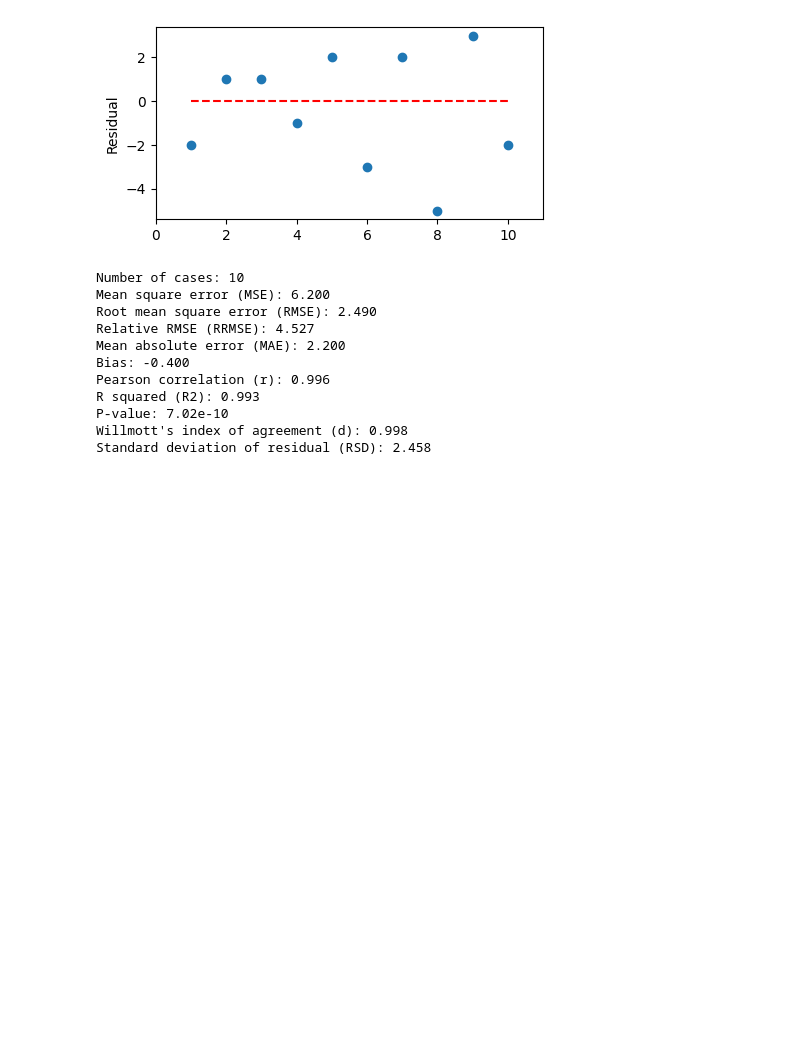
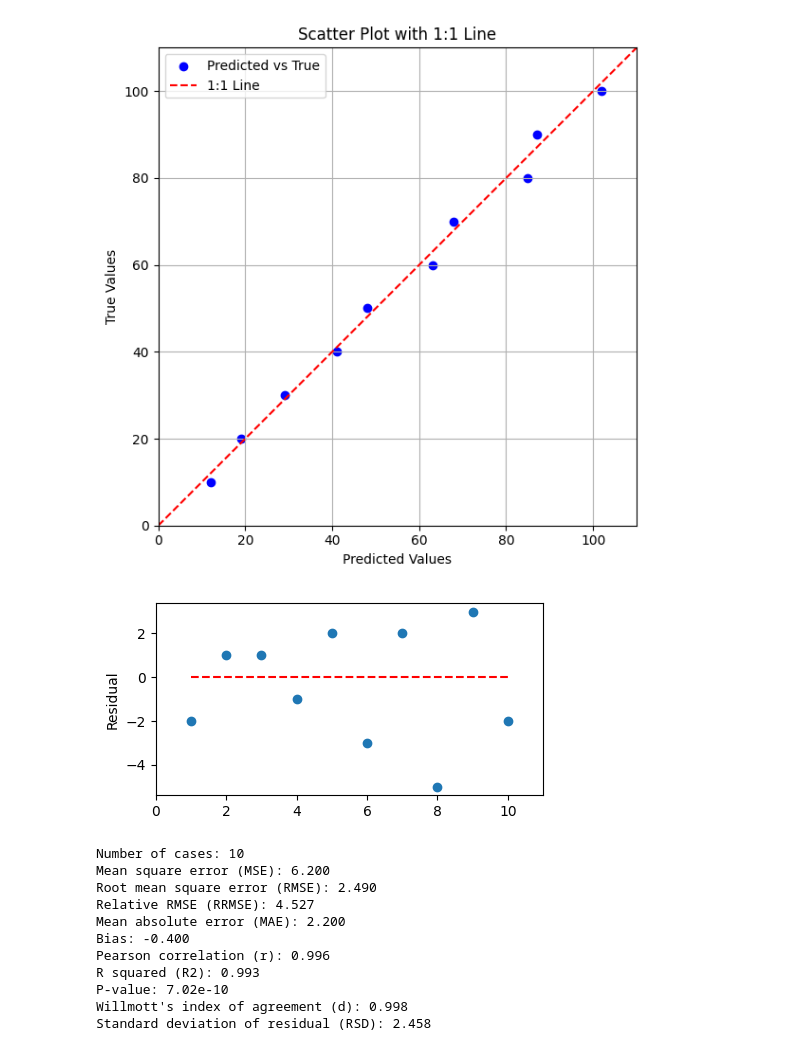
Before and after one commit to RuiGao9/GoodnessOfFitModel, a Jupyter notebook: demo_test.ipynb, the cells around one changed output. Saved outputs shown, nothing was run; the diff lists cells and outputs as text; code cells hidden in the pictures; blank space fills up the shorter version.

Commit message:
add figure

```diff
--- a/demo_test.ipynb
+++ b/demo_test.ipynb
@@ -1,16 +1,35 @@
 # %%
-# Demo data: true values and predicted values
 import numpy as np
+import matplotlib.pyplot as plt
 from gfit import gfit
 
 true = np.array([10, 20, 30, 40, 50, 60, 70, 80, 90, 100])
 pred = np.array([12, 19, 29, 41, 48, 63, 68, 85, 87, 102])
 
+# Scatter plot
+plt.figure(figsize=(6, 6))
+plt.scatter(pred, true, color='blue', label='Predicted vs True')
+
+# 1:1 reference line (red dashed)
+plt.plot([0, 110], [0, 110], 'r--', label='1:1 Line')
+# Formatting
+plt.xlim(0, 110)
+plt.ylim(0, 110)
+plt.ylabel('True Values')
+plt.xlabel('Predicted Values')
+plt.title('Scatter Plot with 1:1 Line')
+plt.legend()
+plt.grid(True)
+plt.gca().set_aspect('equal', adjustable='box')
+plt.tight_layout()
+plt.show()
+
 [n, mse, rmse, bias,
 r, p_value, d, r2,
 mae, rrmse, rsd] = gfit(true, pred, num_decimal=3, residual='Yes')
 # %% [output]
-[figure, old version]
+[figure, new version]
+[figure, added]
 Number of cases: 10
 Mean square error (MSE): 6.200
 Root mean square error (RMSE): 2.490
```
